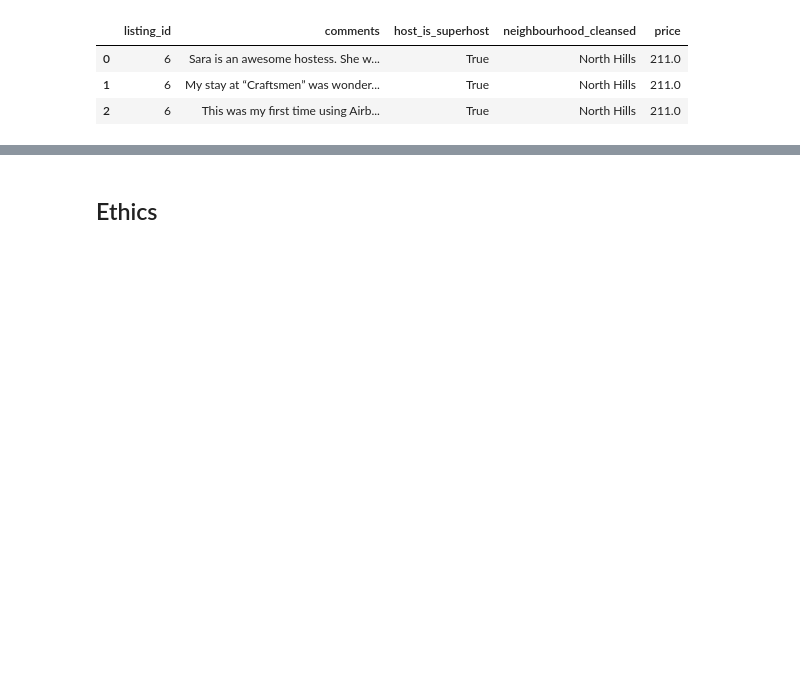
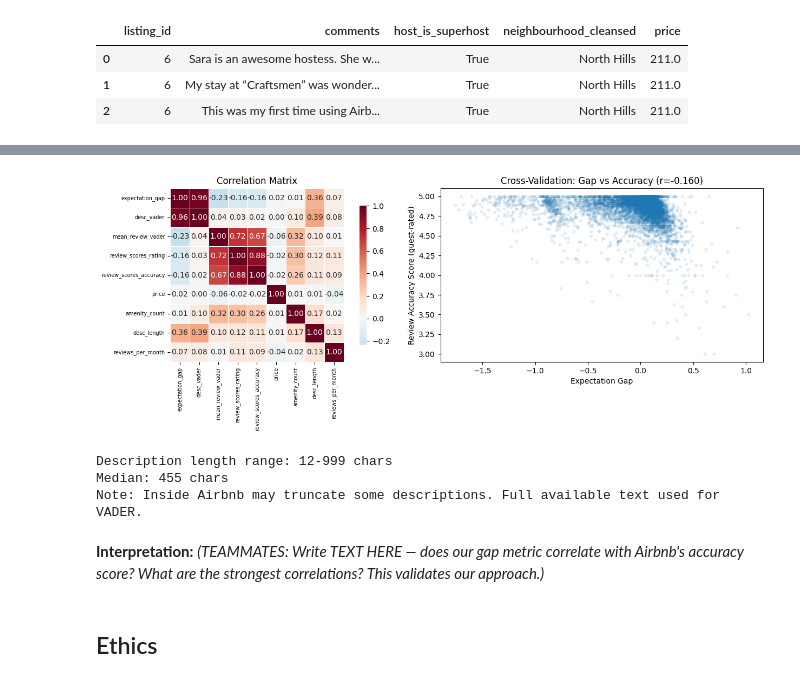
Before and after one commit to COGS108/Group113_WI26, a Jupyter notebook: 02-EDACheckpoint.ipynb, the cells around one changed output, grey strips where cells are left out. Saved outputs shown, nothing was run; the diff lists cells and outputs as text; code cells hidden in the pictures; blank space fills up the shorter version.

```diff
--- a/02-EDACheckpoint.ipynb
+++ b/02-EDACheckpoint.ipynb
@@ -770,3 +853,36 @@ Some more words and stuff.  Remember notebooks work best if you interleave the c
+# %%
+# Plot 4: Correlation matrix + cross-validation (gap vs accuracy score)
+fig, axes = plt.subplots(1, 2, figsize=(14, 5))
+
+# Correlation heatmap
+cols = ['expectation_gap', 'desc_vader', 'mean_review_vader', 'review_scores_rating',
+        'review_scores_accuracy', 'price', 'amenity_count', 'desc_length', 'reviews_per_month']
+corr = listings_gap[cols].corr()
+sns.heatmap(corr, annot=True, fmt='.2f', cmap='RdBu_r', center=0, ax=axes[0],
+            square=True, linewidths=0.5, cbar_kws={'shrink': 0.8})
+axes[0].set_title('Correlation Matrix')
+axes[0].tick_params(axis='both', labelsize=7)
+
+# Cross-validation: gap vs Airbnb's accuracy rating
+r = listings_gap[['expectation_gap', 'review_scores_accuracy']].corr().iloc[0,1]
+axes[1].scatter(listings_gap['expectation_gap'], listings_gap['review_scores_accuracy'], alpha=0.1, s=10)
+axes[1].set(xlabel='Expectation Gap', ylabel='Review Accuracy Score (guest-rated)',
+            title=f'Cross-Validation: Gap vs Accuracy (r={r:.3f})')
+
+plt.tight_layout()
+plt.show()
+
+# Note on description length (addressing TA feedback)
+print(f"Description length range: {listings_gap['desc_length'].min()}-{listings_gap['desc_length'].max()} chars")
+print(f"Median: {listings_gap['desc_length'].median():.0f} chars")
+print("Note: Inside Airbnb may truncate some descriptions. Full available text used for VADER.")
+# %% [output]
+[figure, added]
+Description length range: 12-999 chars
+Median: 455 chars
+Note: Inside Airbnb may truncate some descriptions. Full available text used for VADER.
+# %% [markdown]
+**Interpretation:** *(TEAMMATES: Write TEXT HERE — does our gap metric correlate with Airbnb's accuracy score? What are the strongest correlations? This validates our approach.)*
 # %% [markdown]
 ## Ethics
 # %% [markdown]
```
Also changed, not shown: parts of 22 cells of this notebook, 2 other files.
